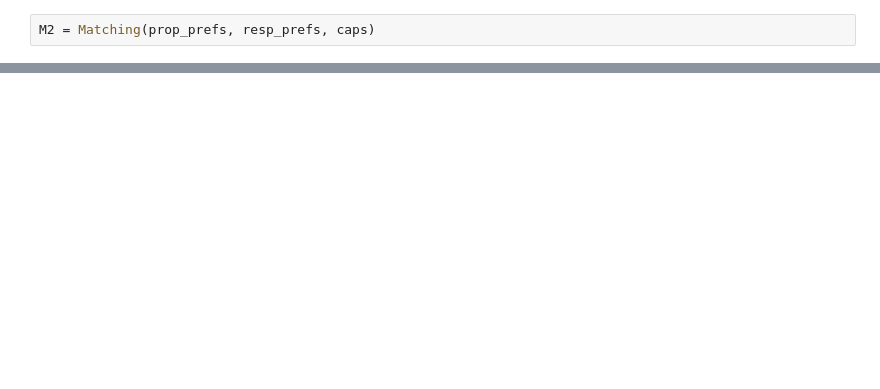
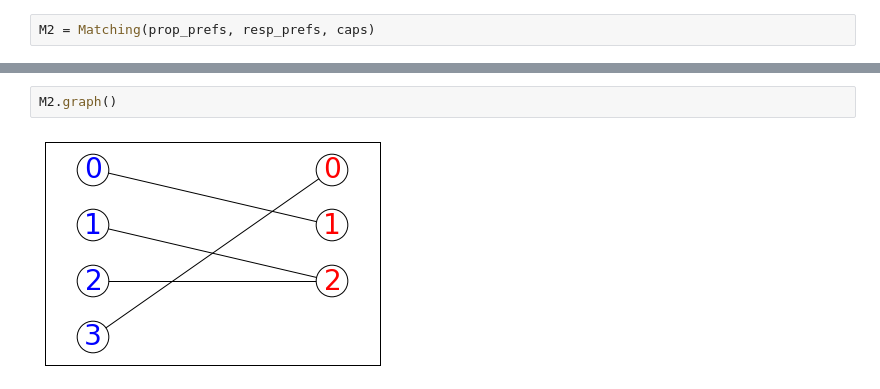
Before and after one commit to kira26/Matching-Market, a Jupyter notebook: matching.ipynb, the cells around one changed output, grey strips where cells are left out. Cells and saved outputs as stored; diff of their text form; blank space fills up the shorter version.

```diff
--- a/matching.ipynb
+++ b/matching.ipynb
@@ -122,0 +190,4 @@ M2.graph()
+# %%
+M2.graph()
+# %% [output]
+[figure, added]
```
Also changed, not shown: parts of 33 cells of this notebook, 1 other file.
